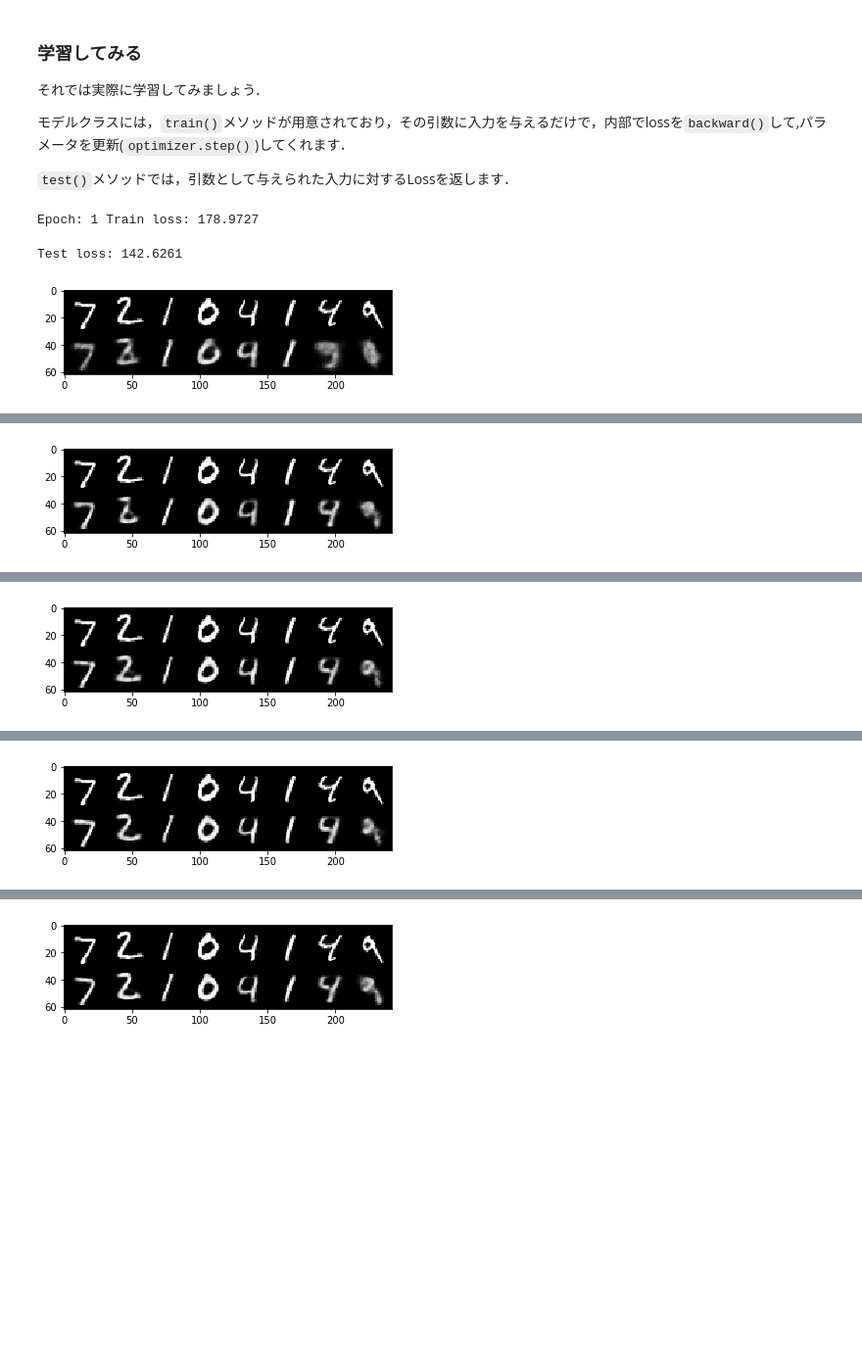
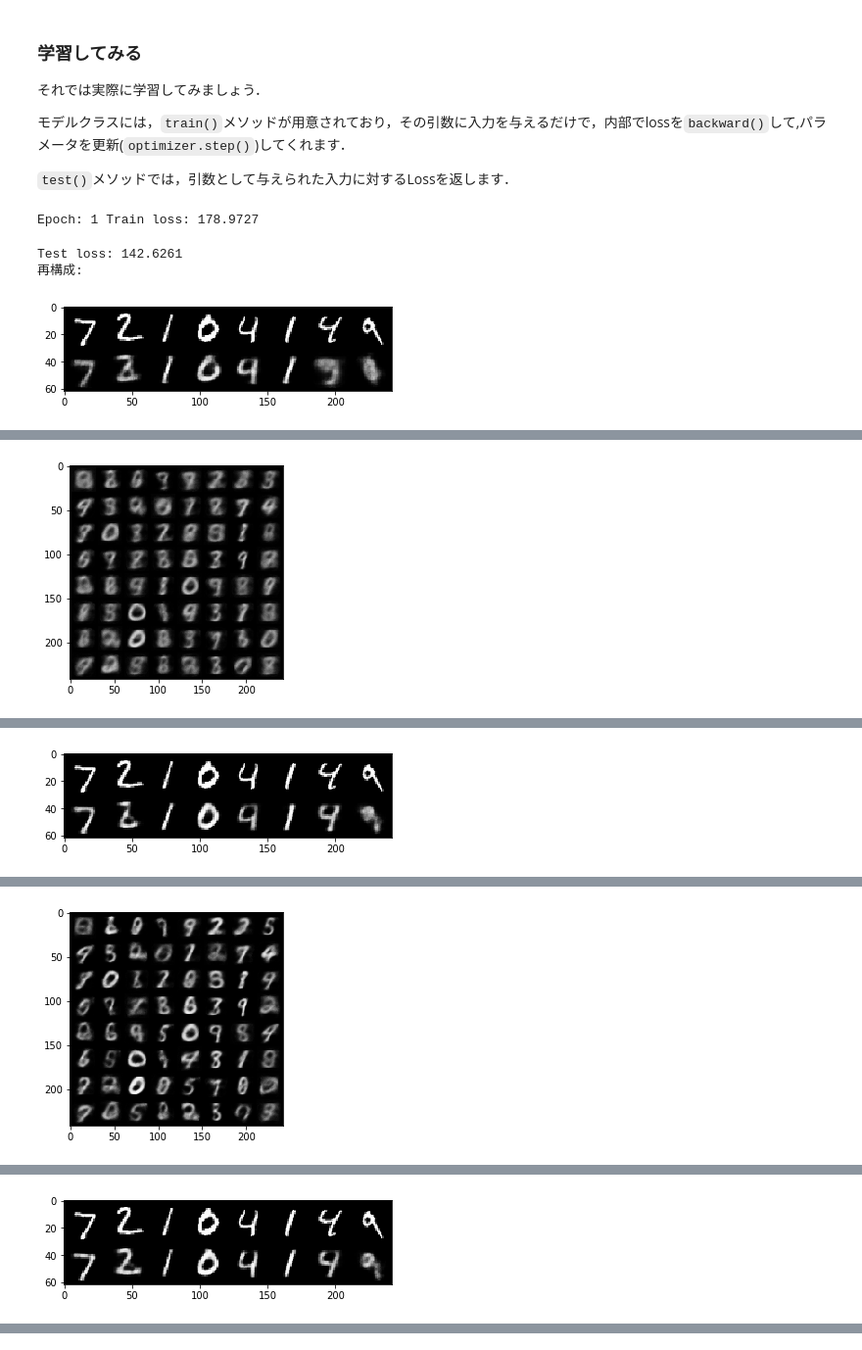
Before and after one commit to TMats/rlarch-pixyz-tutorial, a Jupyter notebook: 01-VAE_by_VAEclass.ipynb, the cells around one changed output, grey strips where cells are left out. Shown at 98% size. Cells and saved outputs as stored; diff of their text form; code cells hidden in the pictures; blank space fills up the shorter version.

```diff
--- a/01-VAE_by_VAEclass.ipynb
+++ b/01-VAE_by_VAEclass.ipynb
@@ -238,10 +242,13 @@ for epoch in range(1, epochs + 1):
 
     writer.add_image('Image_from_latent', sample[0], epoch)
     writer.add_image('Image_reconstrunction', recon[0], epoch)
+    print('再構成:')
     imshow(torchvision.utils.make_grid(recon))
-
+    print('事前分布からのサンプル:')
+    imshow(torchvision.utils.make_grid(sample))
 writer.close()
 # %% [output]
 Epoch: 1 Train loss: 178.9727
 Test loss: 142.6261
+再構成:
 [figure]
@@ -250 +256 @@ Test loss: 121.8271
-[figure, old version]
+[figure, new version]
@@ -251,0 +260 @@ Epoch: 3 Train loss: 117.6172
+[figure, new version]
@@ -253 +262 @@ Test loss: 114.7299
-[figure, old version]
+[figure, new version]
@@ -254,0 +266 @@ Epoch: 4 Train loss: 112.6120
+[figure]
@@ -256 +267,0 @@ Test loss: 111.1166
-[figure, old version]
@@ -259 +268,0 @@ Test loss: 109.2788
-[figure]
```
Also changed, not shown: parts of 5 cells of this notebook.
